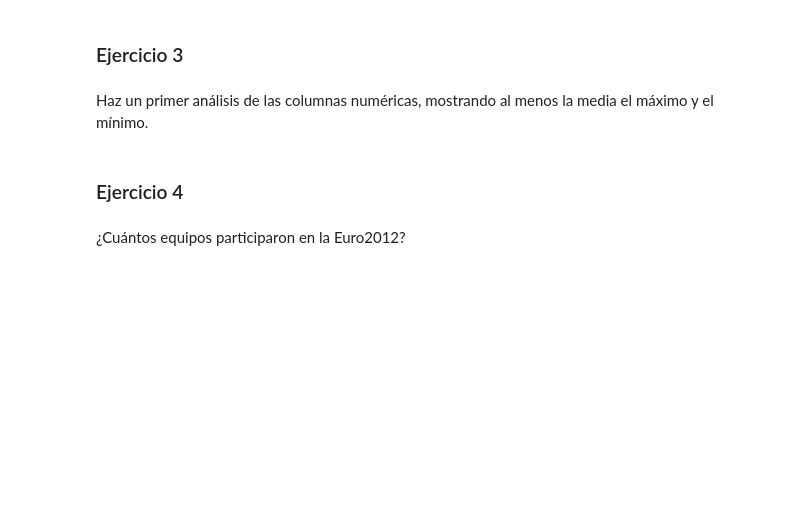
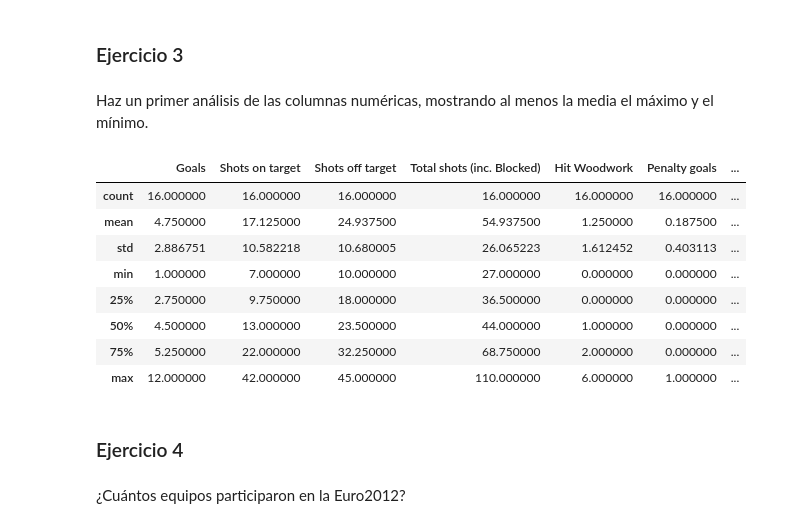
Before and after one commit to draranguez/DS-Online_DanielR, a Jupyter notebook: 02_Herramientas_Avanzadas/Sprint_04/Unidad_02_Pandas_II/02_Ejercicios_Workout/12_Ejercicios_Series.ipynb, the cells around one changed output. Saved outputs shown, nothing was run; the diff lists cells and outputs as text; code cells hidden in the pictures; blank space fills up the shorter version.

```diff
--- a/02_Herramientas_Avanzadas/Sprint_04/Unidad_02_Pandas_II/02_Ejercicios_Workout/12_Ejercicios_Series.ipynb
+++ b/02_Herramientas_Avanzadas/Sprint_04/Unidad_02_Pandas_II/02_Ejercicios_Workout/12_Ejercicios_Series.ipynb
@@ -29,6 +88,18 @@ Muestra las primeras 7 filas de df_euro12. Luego las 12 últimas.
 ### Ejercicio 3
 # %% [markdown]
 Haz un primer análisis de las columnas numéricas, mostrando al menos la media el máximo y el mínimo.
+# %%
+df_euro12.describe()
+# %% [output]
+|  | Goals | Shots on target | Shots off target | Total shots (inc. Blocked) | Hit Woodwork | Penalty goals | ... |
+| count | 16.000000 | 16.000000 | 16.000000 | 16.000000 | 16.000000 | 16.000000 | ... |
+| mean | 4.750000 | 17.125000 | 24.937500 | 54.937500 | 1.250000 | 0.187500 | ... |
+| std | 2.886751 | 10.582218 | 10.680005 | 26.065223 | 1.612452 | 0.403113 | ... |
+| min | 1.000000 | 7.000000 | 10.000000 | 27.000000 | 0.000000 | 0.000000 | ... |
+| 25% | 2.750000 | 9.750000 | 18.000000 | 36.500000 | 0.000000 | 0.000000 | ... |
+| 50% | 4.500000 | 13.000000 | 23.500000 | 44.000000 | 1.000000 | 0.000000 | ... |
+| 75% | 5.250000 | 22.000000 | 32.250000 | 68.750000 | 2.000000 | 0.000000 | ... |
+| max | 12.000000 | 42.000000 | 45.000000 | 110.000000 | 6.000000 | 1.000000 | ... |
 # %% [markdown]
 ### Ejercicio 4
 # %% [markdown]
```
Also changed, not shown: parts of 17 cells of this notebook.
